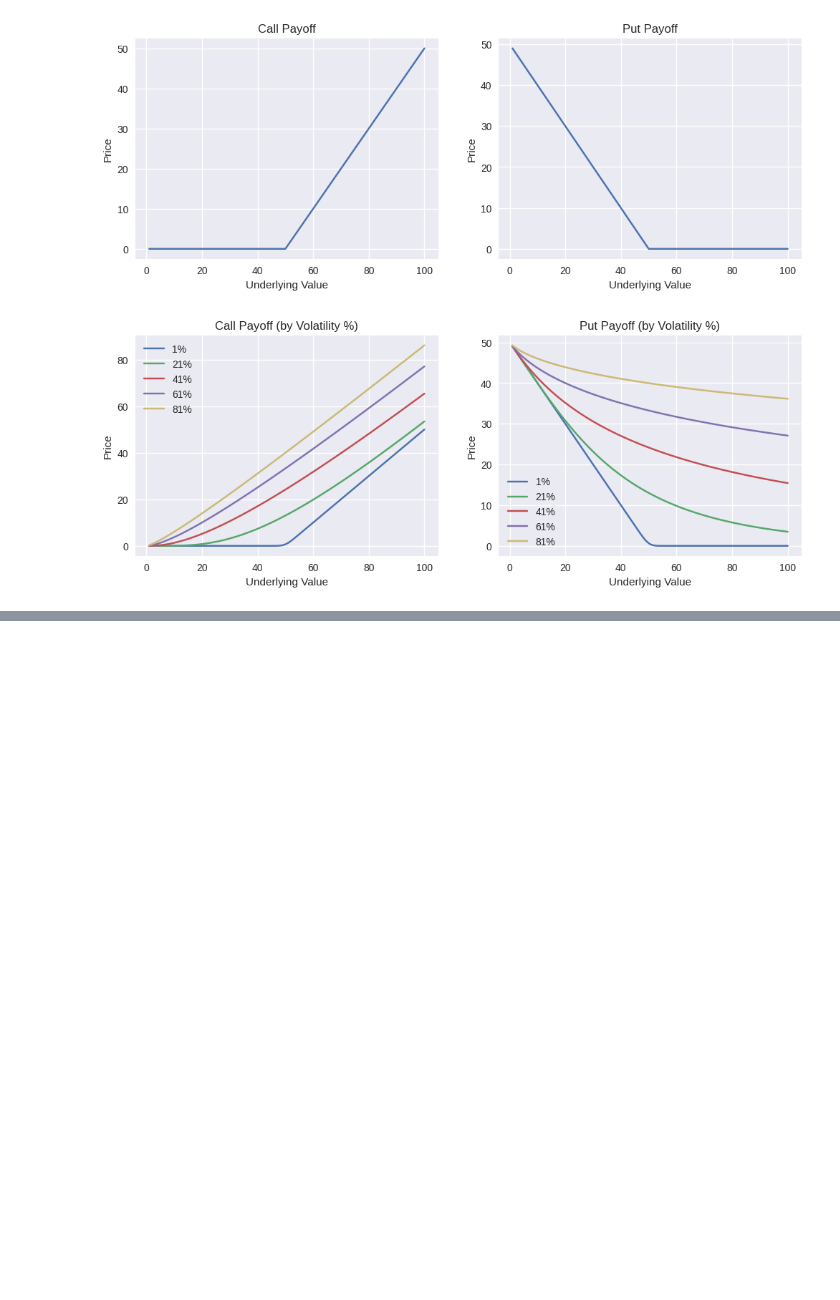
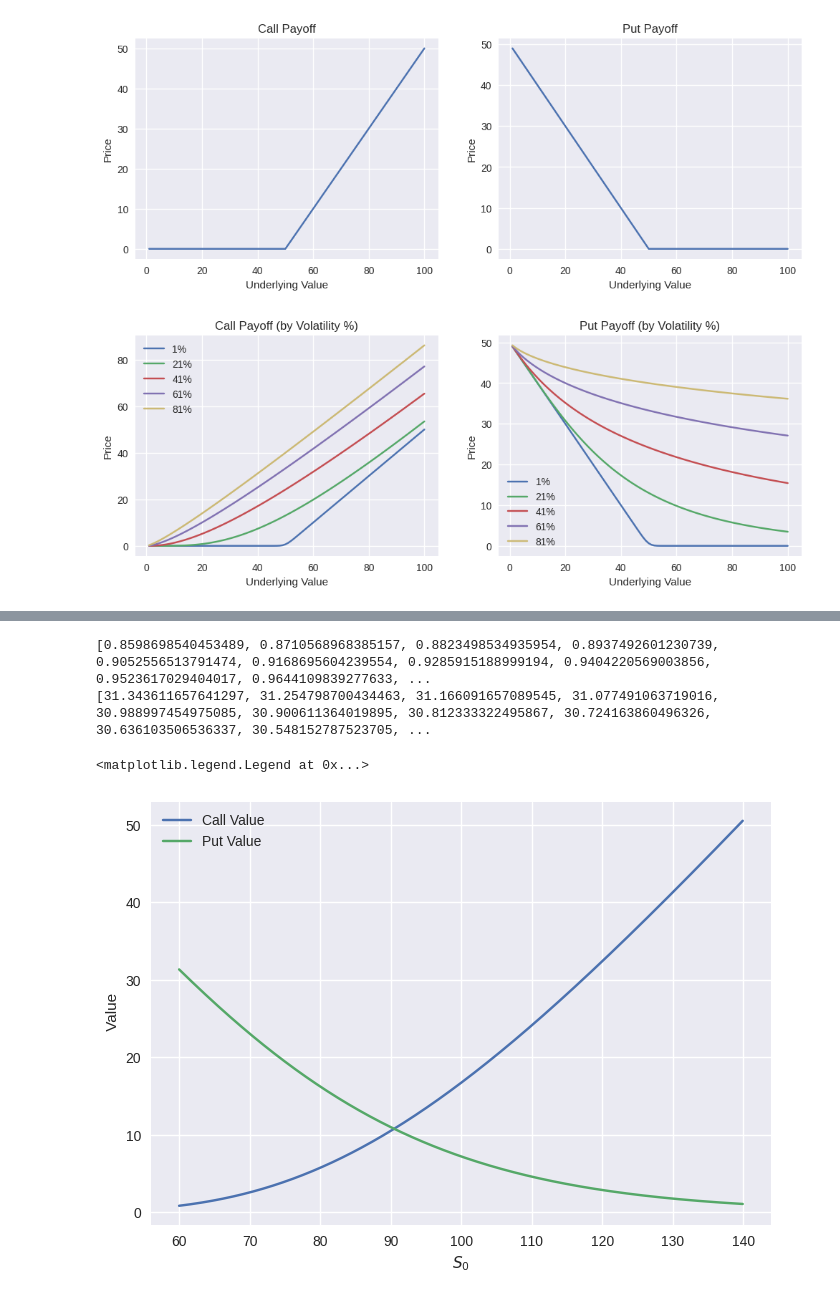
Before and after one commit to Ravindra1972/Anaytics-in-finance-using-Python, a Jupyter notebook: Derivatives_Pricing.ipynb, the cells around one changed output, grey strips where cells are left out. Drawn from its saved outputs; the diff is of its cells as text; code cells hidden in the pictures; blank space fills up the shorter version.

```diff
--- a/Derivatives_Pricing.ipynb
+++ b/Derivatives_Pricing.ipynb
@@ -338,0 +574,36 @@ plt.show()
+# %%
+import numpy as np
+from scipy.stats import norm
+N = norm.cdf
+
+def BS_CALL(S, K, T, r, sigma):
+    d1 = (np.log(S/K) + (r + sigma**2/2)*T) / (sigma*np.sqrt(T))
+    d2 = d1 - sigma * np.sqrt(T)
+    return S * N(d1) - K * np.exp(-r*T)* N(d2)
+
+def BS_PUT(S, K, T, r, sigma):
+    d1 = (np.log(S/K) + (r + sigma**2/2)*T) / (sigma*np.sqrt(T))
+    d2 = d1 - sigma* np.sqrt(T)
+    return K*np.exp(-r*T)*N(-d2) - S*N(-d1)
+# %%
+K = 100
+r = 0.1
+T = 1
+sigma = 0.3
+
+S = np.arange(60,140,0.1)
+
+calls = [BS_CALL(s, K, T, r, sigma) for s in S]
+print(calls)
+puts = [BS_PUT(s, K, T, r, sigma) for s in S]
+print(puts)
+plt.plot(S, calls, label='Call Value')
+plt.plot(S, puts, label='Put Value')
+plt.xlabel('$S_0$')
+plt.ylabel(' Value')
+plt.legend()
+# %% [output]
+[0.8598698540453489, 0.8710568968385157, 0.8823498534935954, 0.8937492601230739, 0.9052556513791474, 0.9168695604239554, 0.9285915188999194, 0.9404220569003856, 0.9523617029404017, 0.9644109839277633, ...
+[31.343611657641297, 31.254798700434463, 31.166091657089545, 31.077491063719016, 30.988997454975085, 30.900611364019895, 30.812333322495867, 30.724163860496326, 30.636103506536337, 30.548152787523705, ...
+<matplotlib.legend.Legend at 0x...>
+[figure, added]
```
Also changed, not shown: parts of 19 cells of this notebook.
